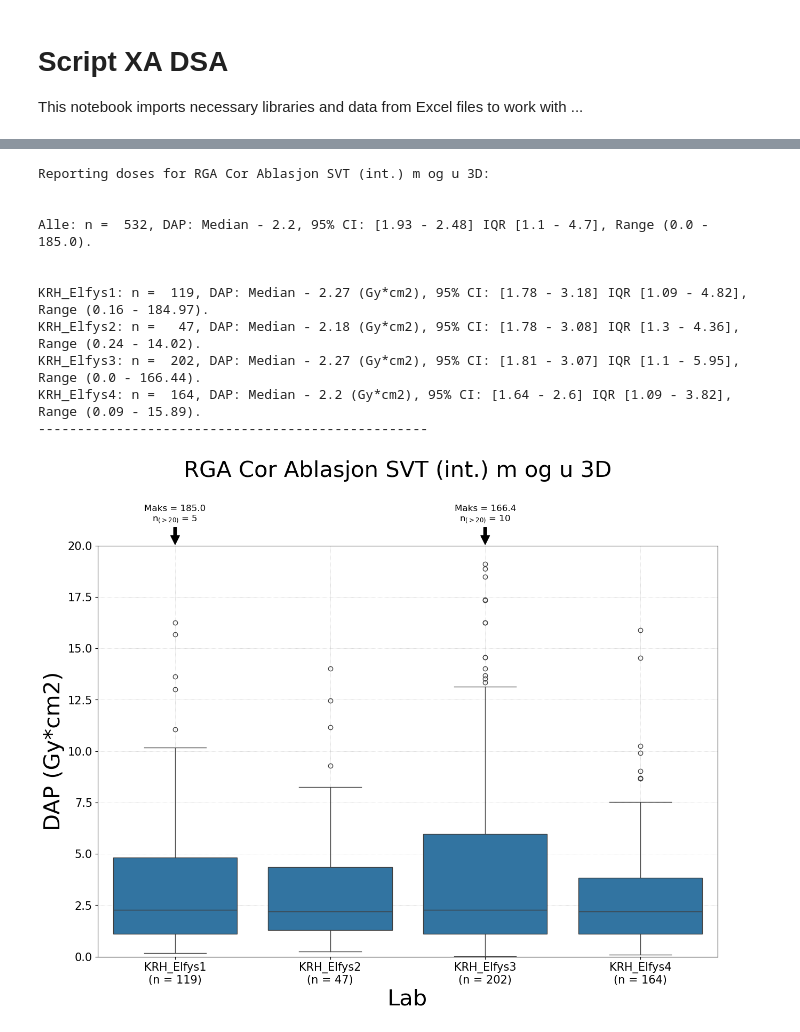
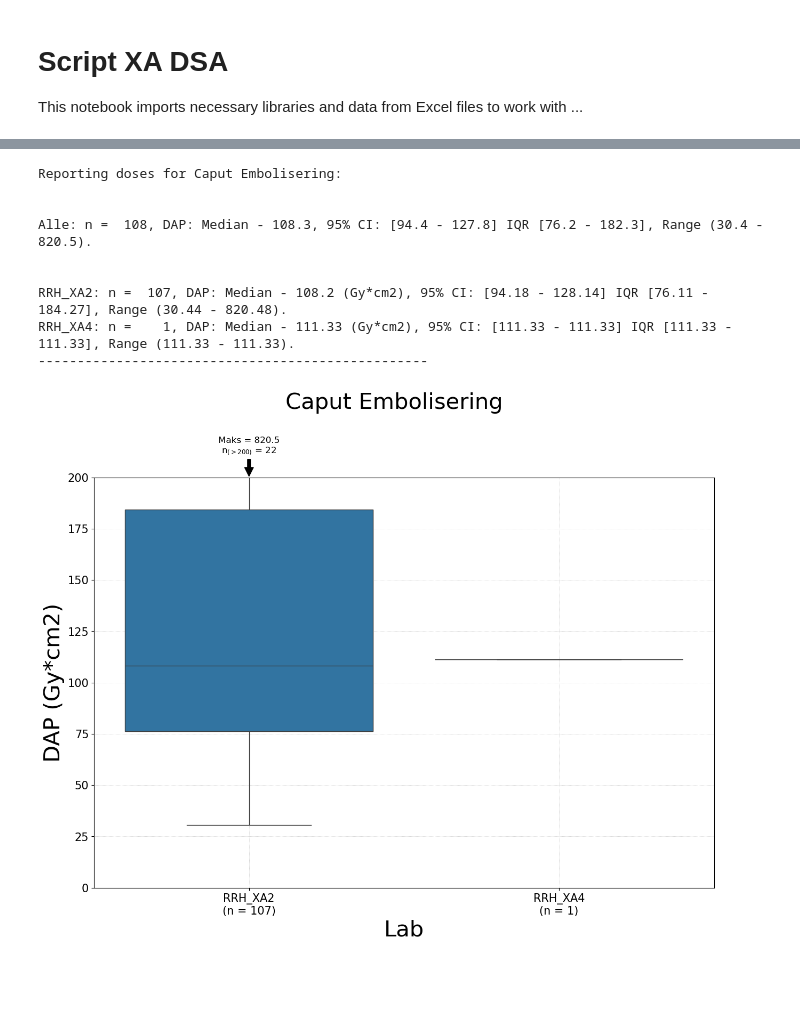
Before and after one commit to bjornhel/XA_DoseAnalysis, a Jupyter notebook: Code/script_xa_dsa_radiologisk.ipynb, the cells around one changed output, grey strips where cells are left out. Drawn from its saved outputs; the diff is of its cells as text; code cells hidden in the pictures; blank space fills up the shorter version.

```diff
--- a/Code/script_xa_dsa_radiologisk.ipynb
+++ b/Code/script_xa_dsa_radiologisk.ipynb
@@ -18,10 +18,10 @@ else:
 
 
 # Import the IDS7 data:
-root_folder = path + "Users\\bjorn\\Downloads\\repdoser\\IDS7\\2023\\"
+root_folder = path + "Users\\bjorn\\Downloads\\repdoser\\IDS7\\2024\\"
 df_ids7 = bh_utils.import_excel_files_to_dataframe(root_folder)
 
 # Import the IDS7 data:
-root_folder = path + "Users\\bjorn\\Downloads\\repdoser\\DoseTrack - Serienivå\\2023\\"
+root_folder = path + "Users\\bjorn\\Downloads\\repdoser\\DoseTrack - Serienivå\\2024\\"
 df_dt = bh_utils.import_excel_files_to_dataframe(root_folder)
 # %% [output]
@@ -68,13 +75,13 @@ The IDS7 and DoseTrack has merged data of length: 14971
 # %%
-import mapping_dict_elfys as elfys_dict
+import mapping_dict_rad_xa as rad_dict
 # Representative doser for radiologisk Rikshospital
-data = data[data['Modality Room'].isin(['KRH_Elfys1', 'KRH_Elfys2', 'KRH_Elfys3', 'KRH_Elfys4', 'KRH_LAB39', 'KRH_Lab13'])]
+data = data[data['Modality Room'].isin(['IRH_XA7', 'RAK_XA1', 'RRA_XA1', 'RRH_RF1', 'RRH_RF2', 'RRH_XA1', 'RRH_XA2', 'RRH_XA4', 'RUL_RF1', 'RUL_RF2', 'RUL_RF3', 'RUL_XA3', 'RUL_XA5', 'RUL_XA6', 'RUL_XA7(Stue 15)'])]
 import importlib
-importlib.reload(elfys_dict)
+importlib.reload(rad_dict)
 
 
 # Get the mapping dictionary:
-mapping_dict = elfys_dict.get_elfys_mapping_dict()
+mapping_dict = rad_dict.get_rad_xa_mapping_dict()
 data = bh_map.map_procedures(data, mapping_dict, True)
 # %% [output]
 Mapping procedures...
@@ -102,17 +104,15 @@ See the caveats in the documentation: https://pandas.pydata.org/pandas-docs/stab
 # %%
-procedure = 'RGA Cor Ablasjon SVT (int.) m og u 3D'
+procedure = 'Caput Embolisering'
 export = False
-bh_plot.plot_representative_dose(data, procedure, 20, export)
+bh_plot.plot_representative_dose(data, procedure, 200, export)
 # %% [output]
-Reporting doses for RGA Cor Ablasjon SVT (int.) m og u 3D:
+Reporting doses for Caput Embolisering:
 
 
-Alle: n =  532, DAP: Median - 2.2, 95% CI: [1.93 - 2.48] IQR [1.1 - 4.7], Range (0.0 - 185.0).
+Alle: n =  108, DAP: Median - 108.3, 95% CI: [94.4 - 127.8] IQR [76.2 - 182.3], Range (30.4 - 820.5).
 
 
-KRH_Elfys1: n =  119, DAP: Median - 2.27 (Gy*cm2), 95% CI: [1.78 - 3.18] IQR [1.09 - 4.82], Range (0.16 - 184.97).
-KRH_Elfys2: n =   47, DAP: Median - 2.18 (Gy*cm2), 95% CI: [1.78 - 3.08] IQR [1.3 - 4.36], Range (0.24 - 14.02).
-KRH_Elfys3: n =  202, DAP: Median - 2.27 (Gy*cm2), 95% CI: [1.81 - 3.07] IQR [1.1 - 5.95], Range (0.0 - 166.44).
-KRH_Elfys4: n =  164, DAP: Median - 2.2 (Gy*cm2), 95% CI: [1.64 - 2.6] IQR [1.09 - 3.82], Range (0.09 - 15.89).
+RRH_XA2: n =  107, DAP: Median - 108.2 (Gy*cm2), 95% CI: [94.18 - 128.14] IQR [76.11 - 184.27], Range (30.44 - 820.48).
+RRH_XA4: n =    1, DAP: Median - 111.33 (Gy*cm2), 95% CI: [111.33 - 111.33] IQR [111.33 - 111.33], Range (111.33 - 111.33).
 --------------------------------------------------
-[figure, old version]
+[figure, new version]
```
Also changed, not shown: parts of 25 cells of this notebook, 1 other file.
